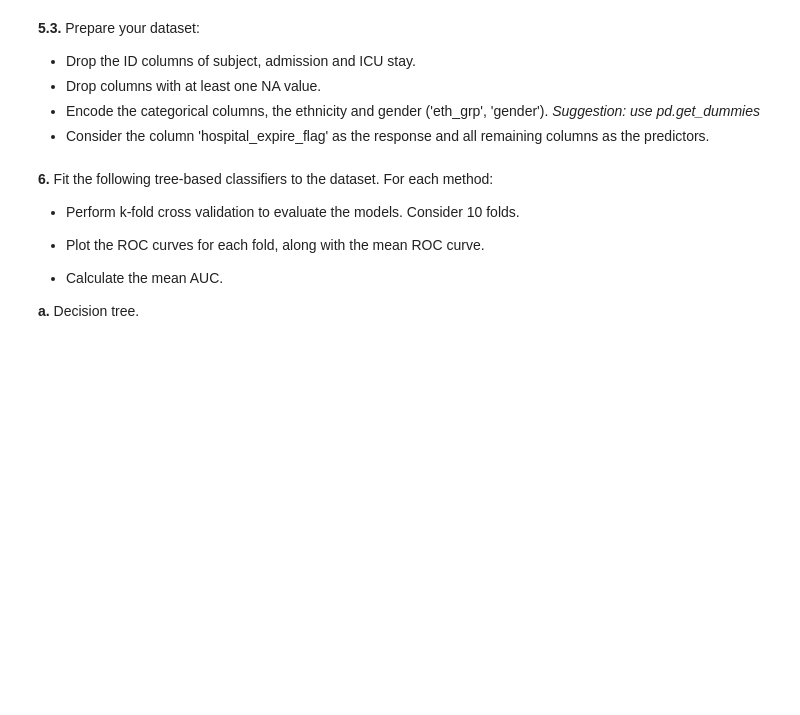
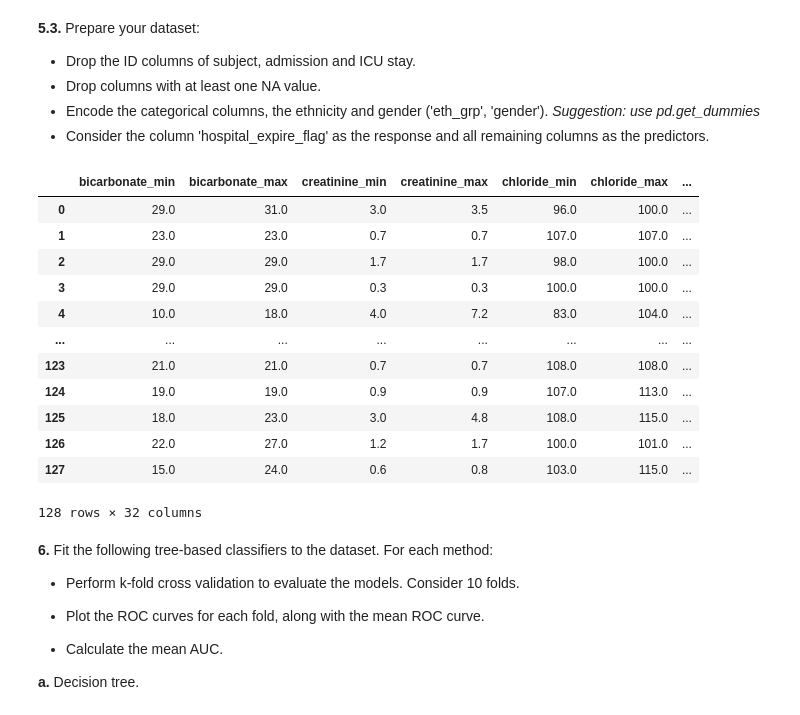
Before and after one commit to claramarto11/AAvanceproject, a Jupyter notebook: Assignment2_tofill.ipynb, the cells around one changed output. Saved outputs shown, nothing was run; the diff lists cells and outputs as text; code cells hidden in the pictures; blank space fills up the shorter version.

```diff
--- a/Assignment2_tofill.ipynb
+++ b/Assignment2_tofill.ipynb
@@ -146,6 +254,27 @@ query = "SELECT pivoted_lab.*," +\
 * Drop columns with at least one NA value.
 * Encode the categorical columns, the ethnicity and gender ('eth_grp', 'gender'). *Suggestion: use pd.get_dummies*
 * Consider the column 'hospital_expire_flag' as the response and all remaining columns as the predictors.
+# %%
+admission_table2 = admission_table1.drop(labels=['subject_id', 'hadm_id', 'icustay_id'], axis=1)
+admission_table2 = admission_table2.dropna(axis=1)
+admission_table2 = pd.get_dummies(data=admission_table2, columns=['eth_grp', 'gender'])
+y = admission_table2.hospital_expire_flag
+X = admission_table2.drop('hospital_expire_flag', axis=1)
+admission_table2
+# %% [output]
+|  | bicarbonate_min | bicarbonate_max | creatinine_min | creatinine_max | chloride_min | chloride_max | ... |
+| 0 | 29.0 | 31.0 | 3.0 | 3.5 | 96.0 | 100.0 | ... |
+| 1 | 23.0 | 23.0 | 0.7 | 0.7 | 107.0 | 107.0 | ... |
+| 2 | 29.0 | 29.0 | 1.7 | 1.7 | 98.0 | 100.0 | ... |
+| 3 | 29.0 | 29.0 | 0.3 | 0.3 | 100.0 | 100.0 | ... |
+| 4 | 10.0 | 18.0 | 4.0 | 7.2 | 83.0 | 104.0 | ... |
+| ... | ... | ... | ... | ... | ... | ... | ... |
+| 123 | 21.0 | 21.0 | 0.7 | 0.7 | 108.0 | 108.0 | ... |
+| 124 | 19.0 | 19.0 | 0.9 | 0.9 | 107.0 | 113.0 | ... |
+| 125 | 18.0 | 23.0 | 3.0 | 4.8 | 108.0 | 115.0 | ... |
+| 126 | 22.0 | 27.0 | 1.2 | 1.7 | 100.0 | 101.0 | ... |
+| 127 | 15.0 | 24.0 | 0.6 | 0.8 | 103.0 | 115.0 | ... |
+128 rows × 32 columns
 # %% [markdown]
 **6.** Fit the following tree-based classifiers to the dataset. For each method:
 
```
Also changed, not shown: parts of 10 cells of this notebook.
